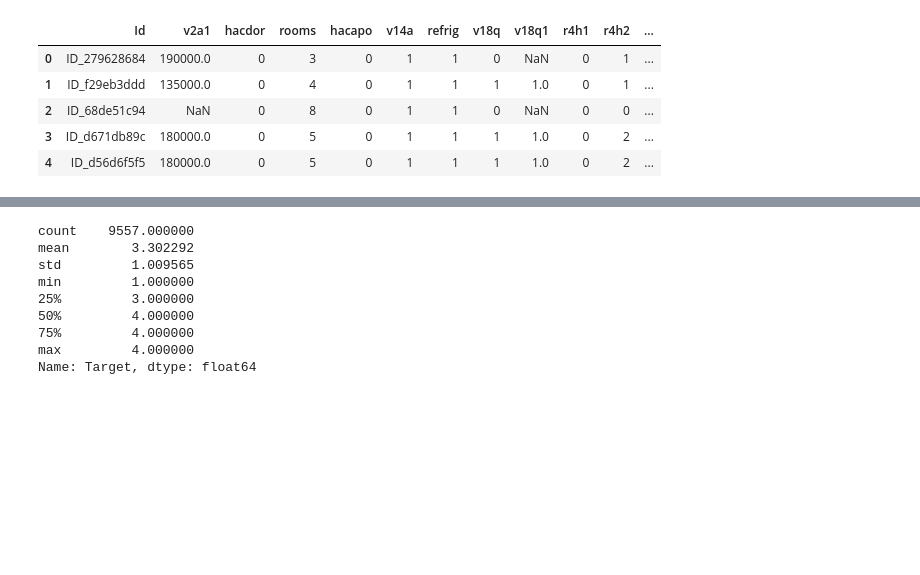
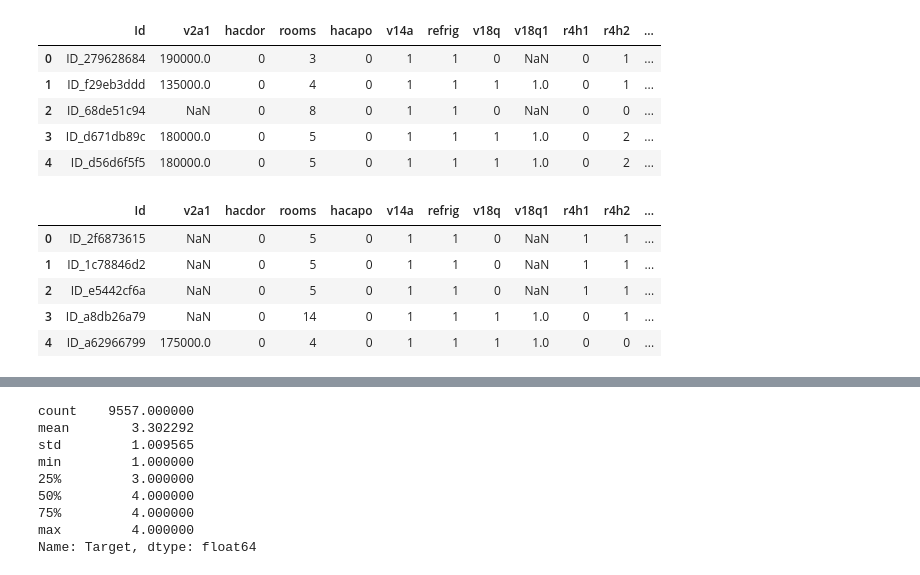
Before and after one commit to alexvmt/Costa-Rican-Household-Poverty-Level-Prediction, a Jupyter notebook: costa-rican-household-poverty-level-prediction.ipynb, the cells around one changed output, grey strips where cells are left out. Saved outputs shown, nothing was run; the diff lists cells and outputs as text; code cells hidden in the pictures; blank space fills up the shorter version.

```diff
--- a/costa-rican-household-poverty-level-prediction.ipynb
+++ b/costa-rican-household-poverty-level-prediction.ipynb
@@ -50,4 +64,15 @@ train.head()
 | 2 | ID_68de51c94 | NaN | 0 | 8 | 0 | 1 | 1 | 0 | NaN | 0 | 0 | ... |
 | 3 | ID_d671db89c | 180000.0 | 0 | 5 | 0 | 1 | 1 | 1 | 1.0 | 0 | 2 | ... |
 | 4 | ID_d56d6f5f5 | 180000.0 | 0 | 5 | 0 | 1 | 1 | 1 | 1.0 | 0 | 2 | ... |
+# %%
+# glimpse at the test set
+
+test.head()
+# %% [output]
+|  | Id | v2a1 | hacdor | rooms | hacapo | v14a | refrig | v18q | v18q1 | r4h1 | r4h2 | ... |
+| 0 | ID_2f6873615 | NaN | 0 | 5 | 0 | 1 | 1 | 0 | NaN | 1 | 1 | ... |
+| 1 | ID_1c78846d2 | NaN | 0 | 5 | 0 | 1 | 1 | 0 | NaN | 1 | 1 | ... |
+| 2 | ID_e5442cf6a | NaN | 0 | 5 | 0 | 1 | 1 | 0 | NaN | 1 | 1 | ... |
+| 3 | ID_a8db26a79 | NaN | 0 | 14 | 0 | 1 | 1 | 1 | 1.0 | 0 | 1 | ... |
+| 4 | ID_a62966799 | 175000.0 | 0 | 4 | 0 | 1 | 1 | 1 | 1.0 | 0 | 0 | ... |
 # %%
```
Also changed, not shown: parts of 56 cells of this notebook.
